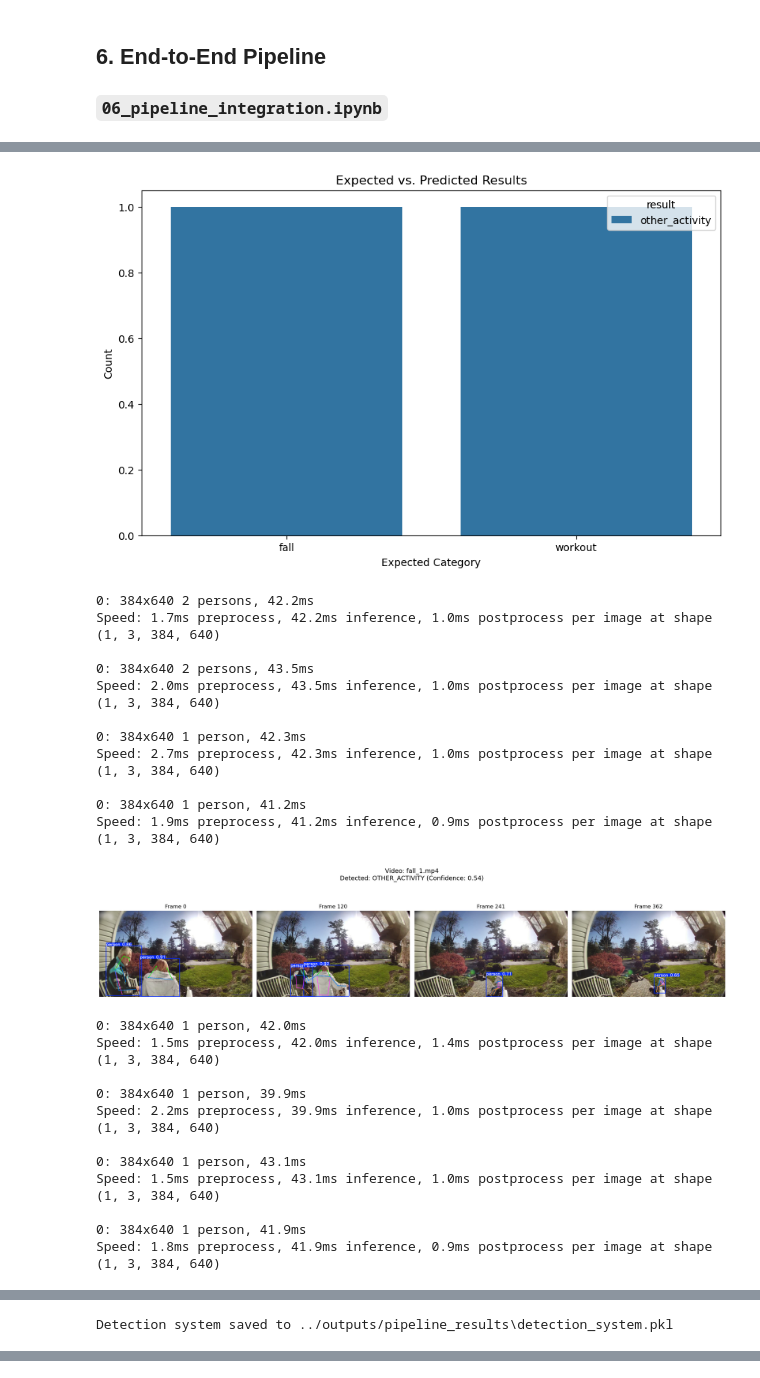
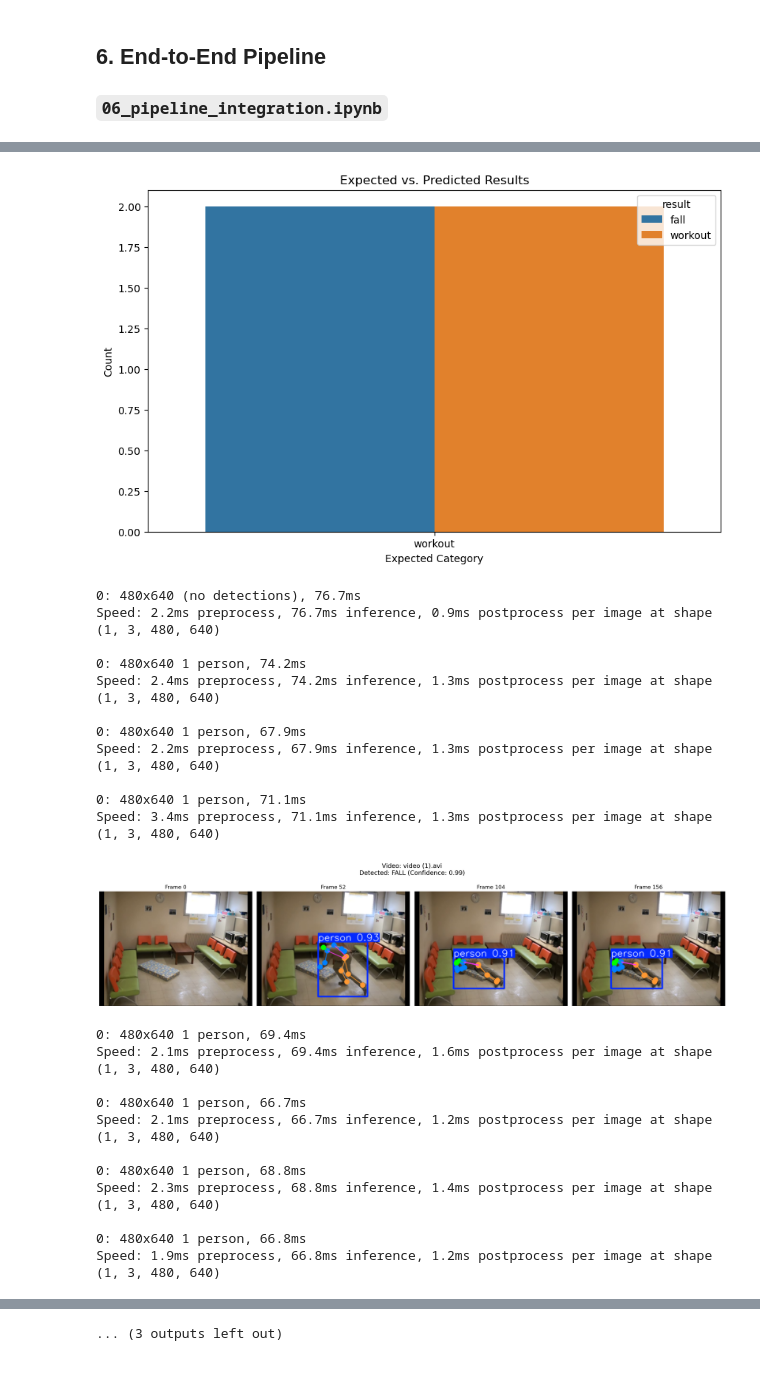
Before and after one commit to palsarip/fallsafeai-server-app, a Jupyter notebook: notebooks/06_pipeline_integration.ipynb, the cells around one changed output, grey strips where cells are left out. Drawn from its saved outputs; the diff is of its cells as text; code cells hidden in the pictures.

Commit message:
feat: adding more logic to the model

```diff
--- a/notebooks/06_pipeline_integration.ipynb
+++ b/notebooks/06_pipeline_integration.ipynb
@@ -20,7 +20,8 @@ import pickle
 
 # Set paths
 MODELS_DIR = "../outputs/models"
-DATA_DIR = "../data"
+FALL_DATA_DIR = "../data/le2i"
+WORKOUT_VIDEOS_DIR = "../data/workout_videos"
 OUTPUT_DIR = "../outputs/pipeline_results"
 os.makedirs(OUTPUT_DIR, exist_ok=True)
 
@@ -68,8 +69,8 @@ except Exception as e:
     ]
 
 # Initialize YOLO models
-person_model = YOLO('yolov8n.pt')      # For person detection
-pose_model = YOLO('yolov8n-pose.pt')   # For pose estimation
+person_model = YOLO('yolo11n.pt')      # For person detection
+pose_model = YOLO('yolo11n-pose.pt')   # For pose estimation
 
 # Two-stage detection system implementation
 class FallWorkoutDetectionSystem:
@@ -82,8 +83,8 @@ class FallWorkoutDetectionSystem:
         self.pose_threshold = pose_threshold
 
         # Initialize YOLO models
-        self.person_model = YOLO('yolov8n.pt')
-        self.pose_model = YOLO('yolov8n-pose.pt')
+        self.person_model = YOLO('yolo11n.pt')
+        self.pose_model = YOLO('yolo11n-pose.pt')
 
     def process_video(self, video_path, output_visualization=False):
         """Process a video through the two-stage fall/workout detection system"""
@@ -347,12 +348,11 @@ detection_system = FallWorkoutDetectionSystem(
 test_videos = []
 
 # Find sample videos from each category
-fall_videos = list(Path(DATA_DIR).rglob("*fall*.avi"))[:2]
-adl_videos = list(Path(DATA_DIR).rglob("*adl*.avi"))[:2]
-workout_videos = list(Path(DATA_DIR).rglob("*.mp4"))[:2]
+fall_videos = list(Path(FALL_DATA_DIR).rglob("*.avi"))[:2]
+workout_videos = list(Path(WORKOUT_VIDEOS_DIR).rglob("*.mp4"))[:2]
 
 # Combine all test videos
-test_videos = fall_videos + adl_videos + workout_videos
+test_videos = fall_videos + workout_videos
 
 # Process each video
 results = []
@@ -369,8 +369,7 @@ results_df = pd.DataFrame([
         'video': os.path.basename(r['video_path']),
         'result': r['result'],
         'confidence': r['confidence'],
-        'expected': 'fall' if 'fall' in os.path.basename(r['video_path']).lower() else
-                   ('workout' if 'workout' in os.path.dirname(r['video_path']).lower() else 'adl')
+        'expected': 'fall' if 'fall' in os.path.basename(r['video_path']).lower() else 'workout'
     }
     for r in results
 ])
@@ -443,10 +442,8 @@ if len(results) > 0 and all('features' in r for r in results):
     # Extract features into DataFrame
     features_df = pd.DataFrame([
         {**r['features'], 'result': r['result'],
-         'expected': 'fall' if 'fall' in os.path.basename(r['video_path']).lower() else
-                    ('workout' if 'workout' in os.path.dirname(r['video_path']).lower() else 'adl'),
-         'correct': r['result'] == ('fall' if 'fall' in os.path.basename(r['video_path']).lower() else
-                                  ('workout' if 'workout' in os.path.dirname(r['video_path']).lower() else 'adl'))}
+         'expected': 'fall' if 'fall' in os.path.basename(r['video_path']).lower() else 'workout',
+         'correct': r['result'] == ('fall' if 'fall' in os.path.basename(r['video_path']).lower() else 'workout')}
         for r in results if 'features' in r
     ])
 
@@ -505,24 +520,24 @@ workout                1
-[figure, old version]
+[figure, new version]
-0: 384x640 2 persons, 42.2ms
-Speed: 1.7ms preprocess, 42.2ms inference, 1.0ms postprocess per image at shape (1, 3, 384, 640)
-
-0: 384x640 2 persons, 43.5ms
-Speed: 2.0ms preprocess, 43.5ms inference, 1.0ms postprocess per image at shape (1, 3, 384, 640)
-
-0: 384x640 1 person, 42.3ms
-Speed: 2.7ms preprocess, 42.3ms inference, 1.0ms postprocess per image at shape (1, 3, 384, 640)
-
-0: 384x640 1 person, 41.2ms
-Speed: 1.9ms preprocess, 41.2ms inference, 0.9ms postprocess per image at shape (1, 3, 384, 640)
+0: 480x640 (no detections), 76.7ms
+Speed: 2.2ms preprocess, 76.7ms inference, 0.9ms postprocess per image at shape (1, 3, 480, 640)
+
+0: 480x640 1 person, 74.2ms
+Speed: 2.4ms preprocess, 74.2ms inference, 1.3ms postprocess per image at shape (1, 3, 480, 640)
+
+0: 480x640 1 person, 67.9ms
+Speed: 2.2ms preprocess, 67.9ms inference, 1.3ms postprocess per image at shape (1, 3, 480, 640)
+
+0: 480x640 1 person, 71.1ms
+Speed: 3.4ms preprocess, 71.1ms inference, 1.3ms postprocess per image at shape (1, 3, 480, 640)
-[figure, old version]
+[figure, new version]
-0: 384x640 1 person, 42.0ms
-Speed: 1.5ms preprocess, 42.0ms inference, 1.4ms postprocess per image at shape (1, 3, 384, 640)
-
-0: 384x640 1 person, 39.9ms
-Speed: 2.2ms preprocess, 39.9ms inference, 1.0ms postprocess per image at shape (1, 3, 384, 640)
-
-0: 384x640 1 person, 43.1ms
-Speed: 1.5ms preprocess, 43.1ms inference, 1.0ms postprocess per image at shape (1, 3, 384, 640)
-
-0: 384x640 1 person, 41.9ms
-Speed: 1.8ms preprocess, 41.9ms inference, 0.9ms postprocess per image at shape (1, 3, 384, 640)
+0: 480x640 1 person, 69.4ms
+Speed: 2.1ms preprocess, 69.4ms inference, 1.6ms postprocess per image at shape (1, 3, 480, 640)
+
+0: 480x640 1 person, 66.7ms
+Speed: 2.1ms preprocess, 66.7ms inference, 1.2ms postprocess per image at shape (1, 3, 480, 640)
+
+0: 480x640 1 person, 68.8ms
+Speed: 2.3ms preprocess, 68.8ms inference, 1.4ms postprocess per image at shape (1, 3, 480, 640)
+
+0: 480x640 1 person, 66.8ms
+Speed: 1.9ms preprocess, 66.8ms inference, 1.2ms postprocess per image at shape (1, 3, 480, 640)
@@ -530 +544,0 @@ Speed: 1.8ms preprocess, 41.9ms inference, 0.9ms postprocess per image at shape
-Detection system saved to ../outputs/pipeline_results\detection_system.pkl
@@ -530,0 +568 @@ Detection system saved to ../outputs/pipeline_results\detection_system.pkl
+... (3 outputs left out)
```
Also changed, not shown: parts of 1 cell of this notebook, 5 other files.
